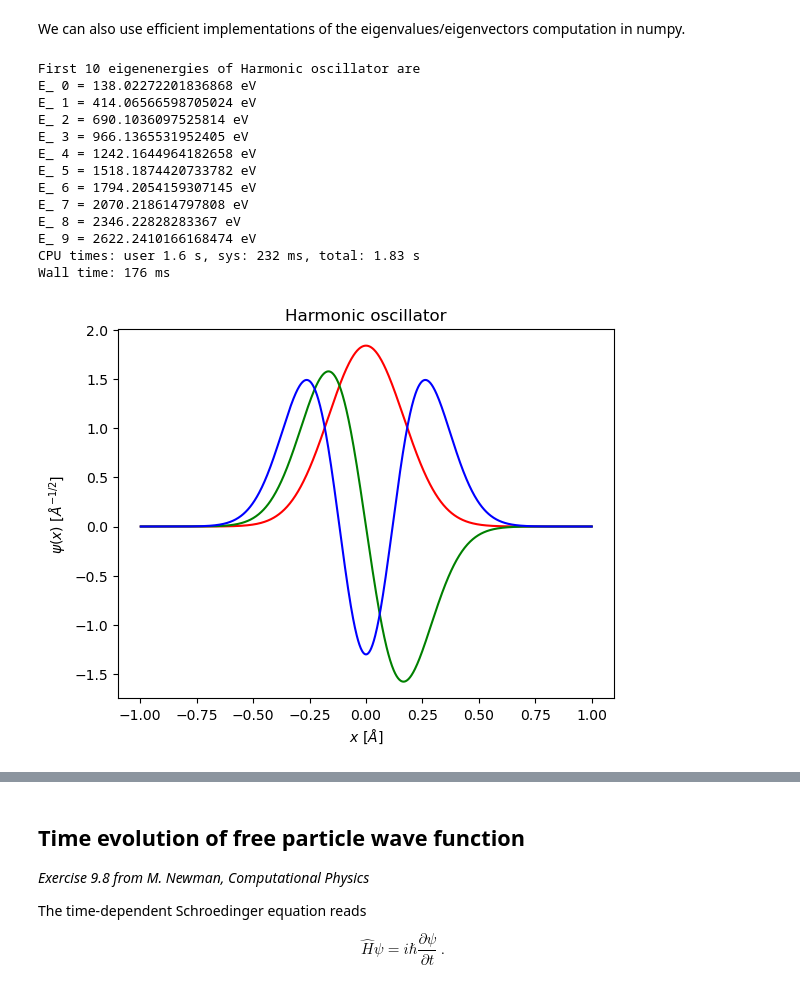
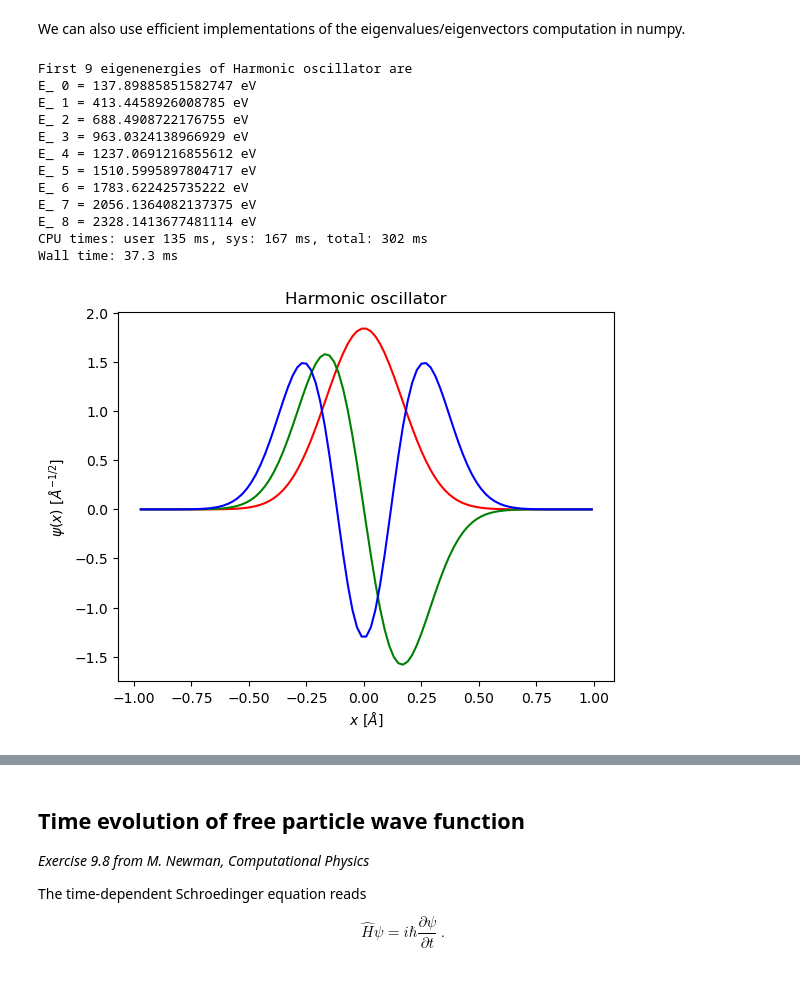
Before and after one commit to vlvovch/PHYS6350-ComputationalPhysics, a Jupyter notebook: code/13_QuantumMechanics/13_QuantumMechanics.ipynb, the cells around one changed output, grey strips where cells are left out. Cells and saved outputs as stored; diff of their text form; code cells hidden in the pictures.

```diff
--- a/code/13_QuantumMechanics/13_QuantumMechanics.ipynb
+++ b/code/13_QuantumMechanics/13_QuantumMechanics.ipynb
@@ -52,7 +52,7 @@ hbar = 1.0546e-34  # Planck's constant over 2*pi
 e = 1.6022e-19     # Electron charge
 V0 = 50*e
 a  = 1e-11
-N = 1000
+N = 100
 L = 20*a
 dx = L/N
 
@@ -208,41 +208,40 @@ We can also use efficient implementations of the eigenvalues/eigenvectors comput
 # %%
 %%time
 Vpot = Vharm
 Vlabel = "Harmonic oscillator"
 eigenvalues, eigenvectors = np.linalg.eigh(HamiltonianMatrix(Vpot))
-Nprint = 10
+Nprint = 9
 print("First",Nprint,"eigenenergies of", Vlabel, "are")
 for n in range(Nprint):
     print("E_",n,"=",eigenvalues[n]/e,"eV")
 
 Nplot = 3
 colors = ['r','g','b']
 xpoints = [(-0.5 * L + dx*(k+0.5))*1.e10 for k in range(1,N)]
 plt.title(Vlabel)
 plt.xlabel("${x~[\\AA]}$")
 plt.ylabel("${\psi(x)~[\\AA^{-1/2}]}$")
 for i in range(Nplot):
     norm = integral_psi2(eigenvectors[:,i], dx)
     sign = 1
     if (integral_psi(eigenvectors[:,i],dx) < 0.):
         sign = -1
     # Plot the wave-function
     plt.plot(xpoints,1e-5*sign*eigenvectors[:,i]/np.sqrt(norm),label='E = ' + "{:.3f}".format(eigenvalues[i]/e) + ' eV',color=colors[i])
 # %% [output]
-First 10 eigenenergies of Harmonic oscillator are
-E_ 0 = 138.02272201836868 eV
-E_ 1 = 414.06566598705024 eV
-E_ 2 = 690.1036097525814 eV
-E_ 3 = 966.1365531952405 eV
-E_ 4 = 1242.1644964182658 eV
-E_ 5 = 1518.1874420733782 eV
-E_ 6 = 1794.2054159307145 eV
-E_ 7 = 2070.218614797808 eV
-E_ 8 = 2346.22828283367 eV
-E_ 9 = 2622.2410166168474 eV
-CPU times: user 1.6 s, sys: 232 ms, total: 1.83 s
-Wall time: 176 ms
+First 9 eigenenergies of Harmonic oscillator are
+E_ 0 = 137.89885851582747 eV
+E_ 1 = 413.4458926008785 eV
+E_ 2 = 688.4908722176755 eV
+E_ 3 = 963.0324138966929 eV
+E_ 4 = 1237.0691216855612 eV
+E_ 5 = 1510.5995897804717 eV
+E_ 6 = 1783.622425735222 eV
+E_ 7 = 2056.1364082137375 eV
+E_ 8 = 2328.1413677481114 eV
+CPU times: user 135 ms, sys: 167 ms, total: 302 ms
+Wall time: 37.3 ms
-[figure, old version]
+[figure, new version]
 # %%
 %%time
 Vpot = Vanharm
```
Also changed, not shown: parts of 4 cells of this notebook, 4 other files.
